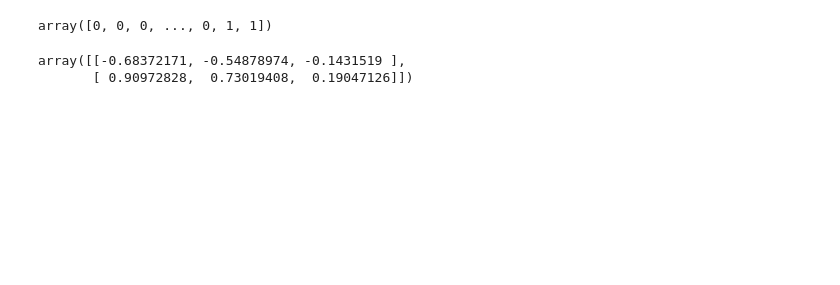
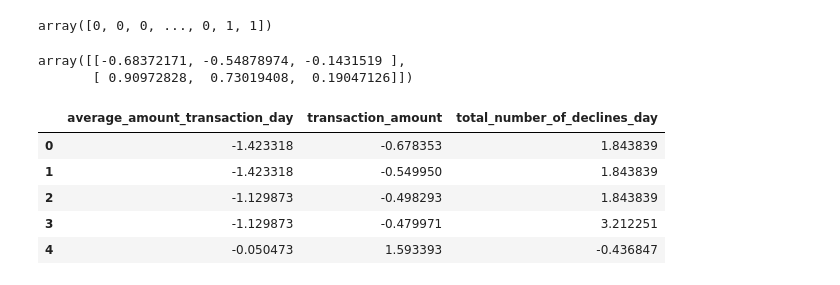
Before and after one commit to savindumahasen/Credict-Card-Fraud-Detection, a Jupyter notebook: creditcardfrauddetection.ipynb, the cells around one changed output. Drawn from its saved outputs; the diff is of its cells as text; code cells hidden in the pictures; blank space fills up the shorter version.

Commit message:
Convert the scaled data into  pandas dataframe

```diff
--- a/creditcardfrauddetection.ipynb
+++ b/creditcardfrauddetection.ipynb
@@ -425,5 +425,5 @@ data.head()
 | 4 | 500.0 | 26000.0 | 0 |
 # %%
 kmc=KMeans(n_clusters=2, random_state=42)
-kmc.fit(data)
+kmc.fit_transform(data)
 # %% [output]
@@ -552,5 +558,5 @@ array([[-1.42331827, -0.67835345,  1.84383896],
 # %%
 ## Cluster the scaled data into  2 groups
 kmc=KMeans(n_clusters=2, random_state=42)
-kmc.fit(scaled_result)
+kmc.fit_transform(scaled_result)
 # %% [output]
@@ -566,0 +581,10 @@ array([[-0.68372171, -0.54878974, -0.1431519 ],
+# %%
+scaled_result_pd=pd.DataFrame(scaled_result,columns=data.columns)
+scaled_result_pd.head()
+# %% [output]
+|  | average_amount_transaction_day | transaction_amount | total_number_of_declines_day |
+| 0 | -1.423318 | -0.678353 | 1.843839 |
+| 1 | -1.423318 | -0.549950 | 1.843839 |
+| 2 | -1.129873 | -0.498293 | 1.843839 |
+| 3 | -1.129873 | -0.479971 | 3.212251 |
+| 4 | -0.050473 | 1.593393 | -0.436847 |
```
Also changed, not shown: parts of 3 cells of this notebook.
